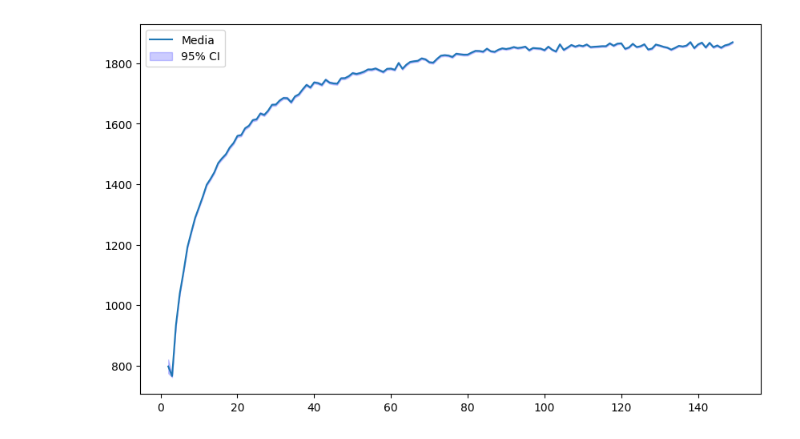
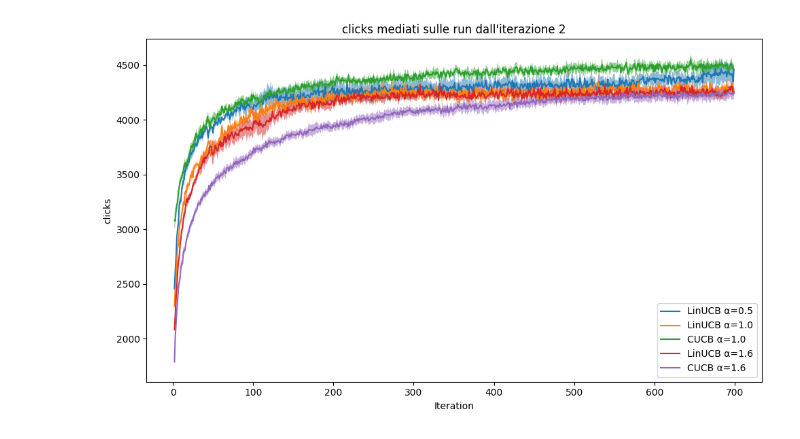
Before and after one commit to GiovanniChiurco/auction-gym, a Jupyter notebook: notebooks/group_results.ipynb, the cells around one changed output. Saved outputs shown, nothing was run; the diff lists cells and outputs as text; code cells hidden in the pictures.

```diff
--- a/notebooks/group_results.ipynb
+++ b/notebooks/group_results.ipynb
@@ -54,11 +47,40 @@ data_tp = grouped_results[(grouped_results['alpha'] == 1)&(grouped_results['Iter
-# %%
-plt.figure(figsize=(10, 6))
-plt.plot(data_tp['Iteration'].to_numpy(), data_tp['clicks'].to_numpy(), label='Media')
-plt.fill_between(data_tp['Iteration'].to_numpy(),
-                 data_tp['clicks'].to_numpy() -  data_tp['clicks_ci'].to_numpy(),
-                 data_tp['clicks'].to_numpy() +  data_tp['clicks_ci'].to_numpy(),
-                 color='b', alpha=0.2, label='95% CI')
-plt.legend()
-plt.show()
-# %% [output]
-[figure, removed]
+# %%
+def plot_mul_gr(gr_res_models, iteration=1, quantity='clicks', optimal_quantity=None, alpha_to_exclude=[]):
+    # Prendo i valori unici di alpha da tutti i modelli
+    unique_alphas = set()
+    for gr_res in gr_res_models.values():
+        unique_alphas.update(gr_res['alpha'].unique())
+    plt.figure(figsize=(10, 6))
+    for alpha in unique_alphas:
+        if alpha_to_exclude and alpha in alpha_to_exclude:
+            continue
+        for model, gr_res in gr_res_models.items():
+            if alpha not in gr_res['alpha'].unique():
+                continue
+            model_data = gr_res[(gr_res['Iteration']>iteration)&(gr_res['alpha'] == alpha)]
+            plt.plot(model_data['Iteration'].to_numpy(), model_data[quantity].to_numpy(), label=f'{model} α={alpha}')
+            if f'{quantity}_ci' in model_data.columns:
+                plt.fill_between(model_data['Iteration'].to_numpy(),
+                                 model_data[quantity].to_numpy() -  model_data[f'{quantity}_ci'].to_numpy(),
+                                 model_data[quantity].to_numpy() +  model_data[f'{quantity}_ci'].to_numpy(),
+                                 alpha=0.5)
+    if optimal_quantity:
+        plt.axhline(y=optimal_quantity, color='r', linestyle='--', label=f'target {quantity}')
+    plt.title(f'{quantity} mediati sulle run dall\'iterazione {iteration + 1}')
+    plt.xlabel('Iteration')
+    plt.ylabel(quantity)
+    plt.legend()
+    plt.tight_layout()
+    plt.show()
+# %%
+linucb_dir_path = '../results/FP_Truthful_Oracle_sigmoids_linucb_700iter_10run_14_11_24/'
+linucb_gr_res = group_data(linucb_dir_path)
+# %%
+cucb_dir_path = '../results/FP_Truthful_Oracle_sigmoids_cucb_700iter_10run/'
+cucb_gr_res = group_data(cucb_dir_path)
+# %%
+models = {'LinUCB': linucb_gr_res, 'CUCB': cucb_gr_res}
+# %%
+plot_mul_gr(models, iteration=1, quantity='clicks', alpha_to_exclude=[1.2, 2.0])
+# %% [output]
+[figure, added]
```
Also changed, not shown: parts of 9 cells of this notebook, 9 other files.
